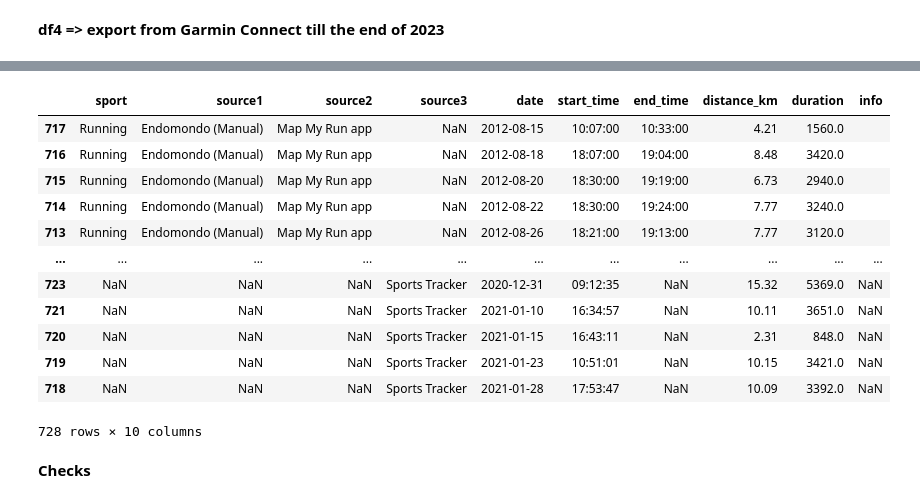
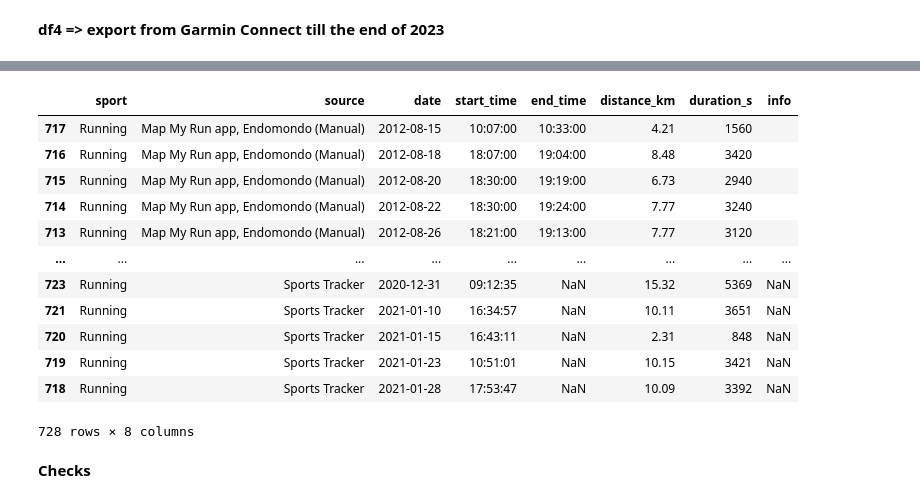
Before and after one commit to slazur83/Tableau, a Jupyter notebook: Workouts.ipynb, the cells around one changed output, grey strips where cells are left out. Saved outputs shown, nothing was run; the diff lists cells and outputs as text; code cells hidden in the pictures.

```diff
--- a/Workouts.ipynb
+++ b/Workouts.ipynb
@@ -266,19 +200,0 @@ display(df2)
-# %%
-df = pd.read_csv(workouts_folder_path2, header=None, skip_blank_lines=False)
-
-df2 = df[df[2] == 'Run'].copy()
-
-df2.rename(columns={1: 'date', 2: 'sport', 4: 'distance_km', 5: 'duration_s', 8: 'speed_avg_kmh', 13: 'source2', 14:'url'}, inplace=True)
-df2['sport'] = df2['sport'].apply(lambda x: 'Running' if x == 'Run' else x)
-df2['source2'] = 'Map My Run app'
-df2.drop(columns=[0, 3, 6, 7, 9, 10, 11, 12], inplace=True)
-
-df2['date'] = df2['date'].apply(lambda x: parser.parse(x).strftime('%Y-%m-%d'))
-df2['date'] = pd.to_datetime(df2['date'])
-df2['distance_km'] = df2['distance_km'].astype(float).round(2)
-df2['duration_s'] = df2['duration_s'].astype(int)
-df2['speed_avg_kmh'] = df2['speed_avg_kmh'].astype(float).round(2)
-
-df2 = df2[['sport', 'source2', 'date', 'duration_s', 'distance_km', 'speed_avg_kmh']]
-
-display(df2)
@@ -322,25 +226,25 @@ dtype: object
 # %%
 merged_df = pd.merge(df2, df1, on=['date', 'distance_km'], how='left')
+
+# Tworzenie ramki danych df12
 df12 = pd.DataFrame()
 
 df12['sport'] = merged_df['sport_x']
-df12['source1'] = merged_df['source1']
-df12['source2'] = merged_df['source2']
+df12['source'] = merged_df['source_x'] + ', ' + merged_df['source_y']
 df12['date'] = merged_df['date']
 df12['start_time'] = merged_df['start_time']
 df12['end_time'] = merged_df['end_time']
 df12['distance_km'] = merged_df['distance_km']
-df12['duration'] = merged_df['duration_s_x'].combine_first(merged_df['duration_s_y'])
+df12['duration_s'] = merged_df['duration_s_x'].combine_first(merged_df['duration_s_y'])
 df12['speed_avg_kmh'] = merged_df['speed_avg_kmh_x'].combine_first(merged_df['speed_avg_kmh_y'])
 
 df12['info'] = ''
 
-#mask_duration_not_nan = ~merged_df['duration_s_x'].isna() & ~merged_df['duration_s_y'].isna()
-#mask_speed_not_nan = ~merged_df['speed_avg_kmh_x'].isna() & ~merged_df['speed_avg_kmh_y'].isna()
+mask_duration_not_nan = ~merged_df['duration_s_x'].isna() & ~merged_df['duration_s_y'].isna()
+mask_speed_not_nan = ~merged_df['speed_avg_kmh_x'].isna() & ~merged_df['speed_avg_kmh_y'].isna()
 
-#result_df.loc[mask_duration_not_nan & (merged_df['duration_s_x'] != merged_df['duration_s_y']), 'info'] += 'duration mismatch; '
-#result_df.loc[mask_speed_not_nan & (merged_df['speed_avg_kmh_x'] != merged_df['speed_avg_kmh_y']), 'info'] += 'speed_avg_kmh mismatch; '
-# Add more conditions for other columns if needed
+df12.loc[mask_duration_not_nan & (merged_df['duration_s_x'] != merged_df['duration_s_y']), 'info'] += 'duration mismatch; '
+df12.loc[mask_speed_not_nan & (merged_df['speed_avg_kmh_x'] != merged_df['speed_avg_kmh_y']), 'info'] += 'speed_avg_kmh mismatch; '
 
 # Display the result
 display(df12)
@@ -373,25 +278,22 @@ dtype: object
 # %%
 df123 = pd.concat([df12, df3], ignore_index=True)
-df123 = df123[['sport', 'source1', 'source2', 'source3', 'date', 'start_time', 'end_time', 'distance_km', 'duration', 'info', 'duration_s']]
-df123.loc[df123['source3'] == 'Sports Tracker', 'duration'] = df123['duration_s']
-df123 = df123.drop('duration_s', axis=1)
-
+df123 = df123[['sport', 'source', 'date', 'start_time', 'end_time', 'distance_km', 'duration_s', 'info']]
 df123 = df123.sort_values(by='date')
 display(df123)
 # %% [output]
-|  | sport | source1 | source2 | source3 | date | start_time | end_time | distance_km | duration | info |
-| 717 | Running | Endomondo (Manual) | Map My Run app | NaN | 2012-08-15 | 10:07:00 | 10:33:00 | 4.21 | 1560.0 |  |
-| 716 | Running | Endomondo (Manual) | Map My Run app | NaN | 2012-08-18 | 18:07:00 | 19:04:00 | 8.48 | 3420.0 |  |
-| 715 | Running | Endomondo (Manual) | Map My Run app | NaN | 2012-08-20 | 18:30:00 | 19:19:00 | 6.73 | 2940.0 |  |
-| 714 | Running | Endomondo (Manual) | Map My Run app | NaN | 2012-08-22 | 18:30:00 | 19:24:00 | 7.77 | 3240.0 |  |
-| 713 | Running | Endomondo (Manual) | Map My Run app | NaN | 2012-08-26 | 18:21:00 | 19:13:00 | 7.77 | 3120.0 |  |
-| ... | ... | ... | ... | ... | ... | ... | ... | ... | ... | ... |
-| 723 | NaN | NaN | NaN | Sports Tracker | 2020-12-31 | 09:12:35 | NaN | 15.32 | 5369.0 | NaN |
-| 721 | NaN | NaN | NaN | Sports Tracker | 2021-01-10 | 16:34:57 | NaN | 10.11 | 3651.0 | NaN |
-| 720 | NaN | NaN | NaN | Sports Tracker | 2021-01-15 | 16:43:11 | NaN | 2.31 | 848.0 | NaN |
-| 719 | NaN | NaN | NaN | Sports Tracker | 2021-01-23 | 10:51:01 | NaN | 10.15 | 3421.0 | NaN |
-| 718 | NaN | NaN | NaN | Sports Tracker | 2021-01-28 | 17:53:47 | NaN | 10.09 | 3392.0 | NaN |
+|  | sport | source | date | start_time | end_time | distance_km | duration_s | info |
+| 717 | Running | Map My Run app, Endomondo (Manual) | 2012-08-15 | 10:07:00 | 10:33:00 | 4.21 | 1560 |  |
+| 716 | Running | Map My Run app, Endomondo (Manual) | 2012-08-18 | 18:07:00 | 19:04:00 | 8.48 | 3420 |  |
+| 715 | Running | Map My Run app, Endomondo (Manual) | 2012-08-20 | 18:30:00 | 19:19:00 | 6.73 | 2940 |  |
+| 714 | Running | Map My Run app, Endomondo (Manual) | 2012-08-22 | 18:30:00 | 19:24:00 | 7.77 | 3240 |  |
+| 713 | Running | Map My Run app, Endomondo (Manual) | 2012-08-26 | 18:21:00 | 19:13:00 | 7.77 | 3120 |  |
+| ... | ... | ... | ... | ... | ... | ... | ... | ... |
+| 723 | Running | Sports Tracker | 2020-12-31 | 09:12:35 | NaN | 15.32 | 5369 | NaN |
+| 721 | Running | Sports Tracker | 2021-01-10 | 16:34:57 | NaN | 10.11 | 3651 | NaN |
+| 720 | Running | Sports Tracker | 2021-01-15 | 16:43:11 | NaN | 2.31 | 848 | NaN |
+| 719 | Running | Sports Tracker | 2021-01-23 | 10:51:01 | NaN | 10.15 | 3421 | NaN |
+| 718 | Running | Sports Tracker | 2021-01-28 | 17:53:47 | NaN | 10.09 | 3392 | NaN |
-728 rows × 10 columns
+728 rows × 8 columns
 # %% [markdown]
 **Checks**
 # %%
```
Also changed, not shown: parts of 9 cells of this notebook.
